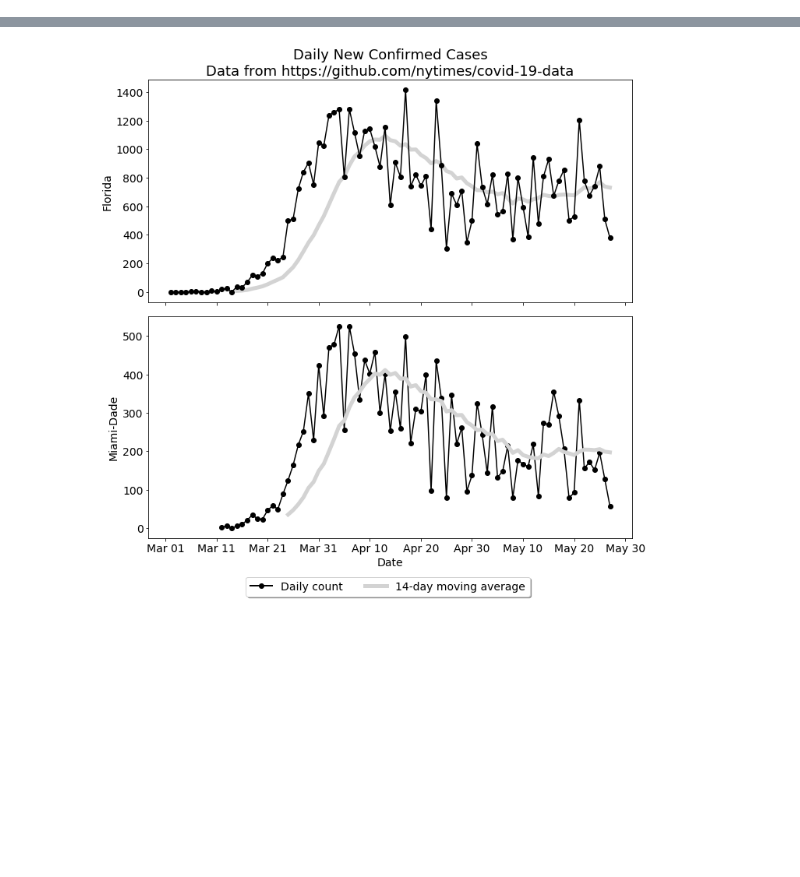
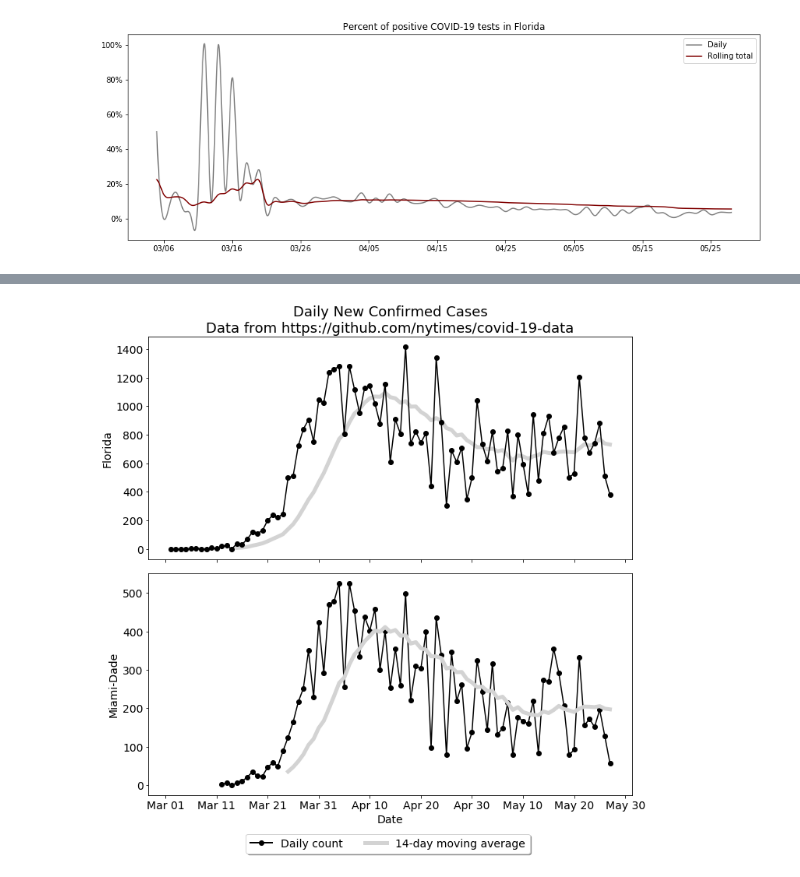
Before and after one commit to mdgrossi/covid19, a Jupyter notebook: cases.ipynb, the cells around one changed output, grey strips where cells are left out. Drawn from its saved outputs; the diff is of its cells as text; code cells hidden in the pictures; blank space fills up the shorter version.

```diff
--- a/cases.ipynb
+++ b/cases.ipynb
@@ -31,3 +55,15 @@ for cnty, data in county.groupby('county'):
+# %%
+fig, ax = plt.subplots(1, 1, figsize=(15, 5))
+ax.plot(dailyPercentSmooth, label='Daily', color='grey')
+ax.plot(totalPercentSmooth, label='Rolling total', color='darkred')
+ax.set_title('Percent of positive COVID-19 tests in Florida')
+ax.legend(loc='upper right')
+ax.xaxis.set_major_locator(mdates.DayLocator(interval=10))
+ax.xaxis.set_major_formatter(mdates.DateFormatter('%m/%d'))
+ax.yaxis.set_major_formatter(mtick.PercentFormatter())
+plt.show()
+# %% [output]
+[figure, added]
 # %%
 # Total daily test counts
 normalized = state.newCases/historic.totalTestResultsIncrease
```
Also changed, not shown: parts of 10 cells of this notebook, 21 other files.
